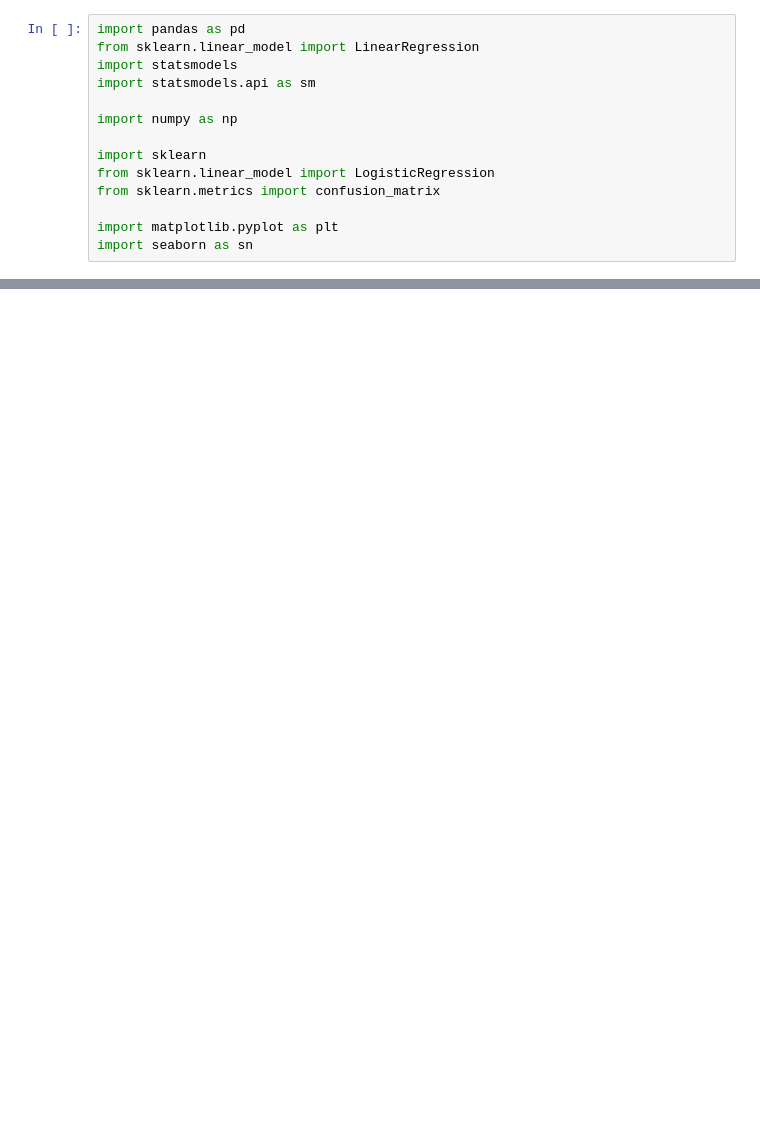
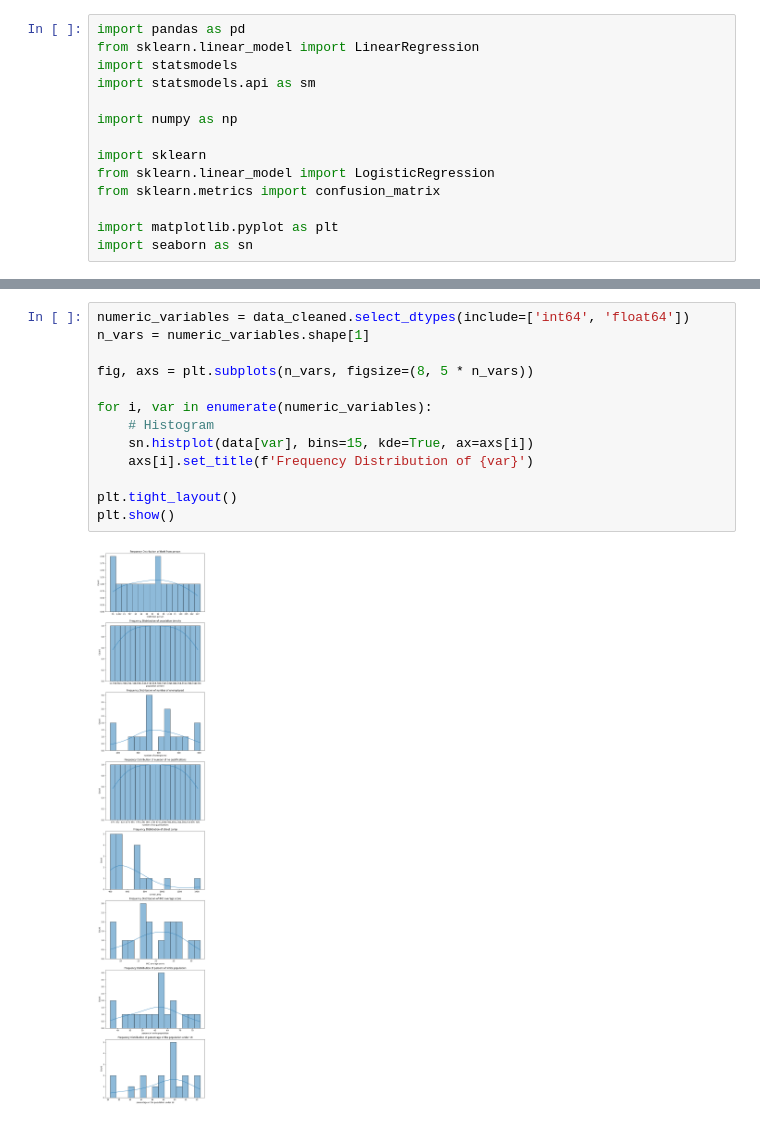
Before and after one commit to Succzzz33/QM_2023, a Jupyter notebook: 测试qm.ipynb, the cells around one changed output, grey strips where cells are left out. Cells and saved outputs as stored; diff of their text form; blank space fills up the shorter version.

```diff
--- a/测试qm.ipynb
+++ b/测试qm.ipynb
@@ -31,0 +54,15 @@ plt.show()
+# %%
+numeric_variables = data_cleaned.select_dtypes(include=['int64', 'float64'])
+n_vars = numeric_variables.shape[1]
+
+fig, axs = plt.subplots(n_vars, figsize=(8, 5 * n_vars))
+
+for i, var in enumerate(numeric_variables):
+    # Histogram
+    sn.histplot(data[var], bins=15, kde=True, ax=axs[i])
+    axs[i].set_title(f'Frequency Distribution of {var}')
+
+plt.tight_layout()
+plt.show()
+# %% [output]
+[figure, added]
```
Also changed, not shown: parts of 12 cells of this notebook.
